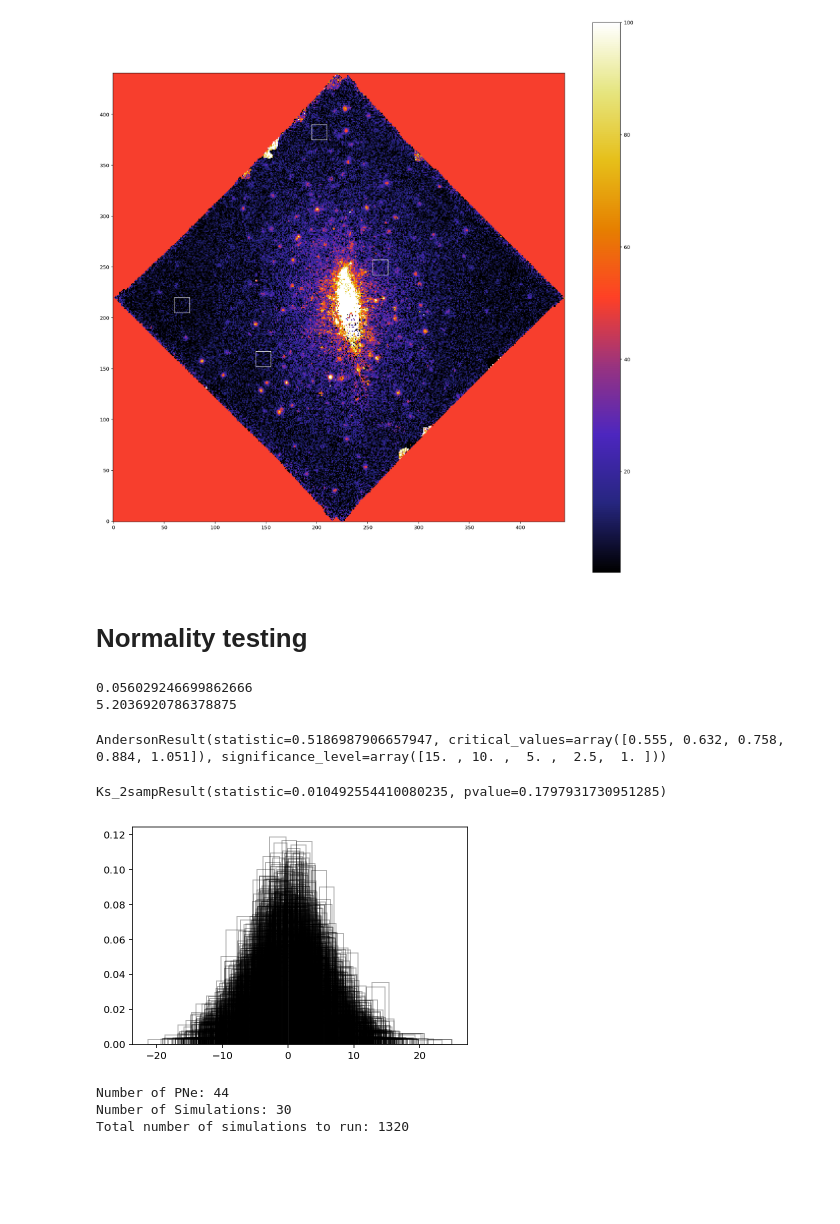
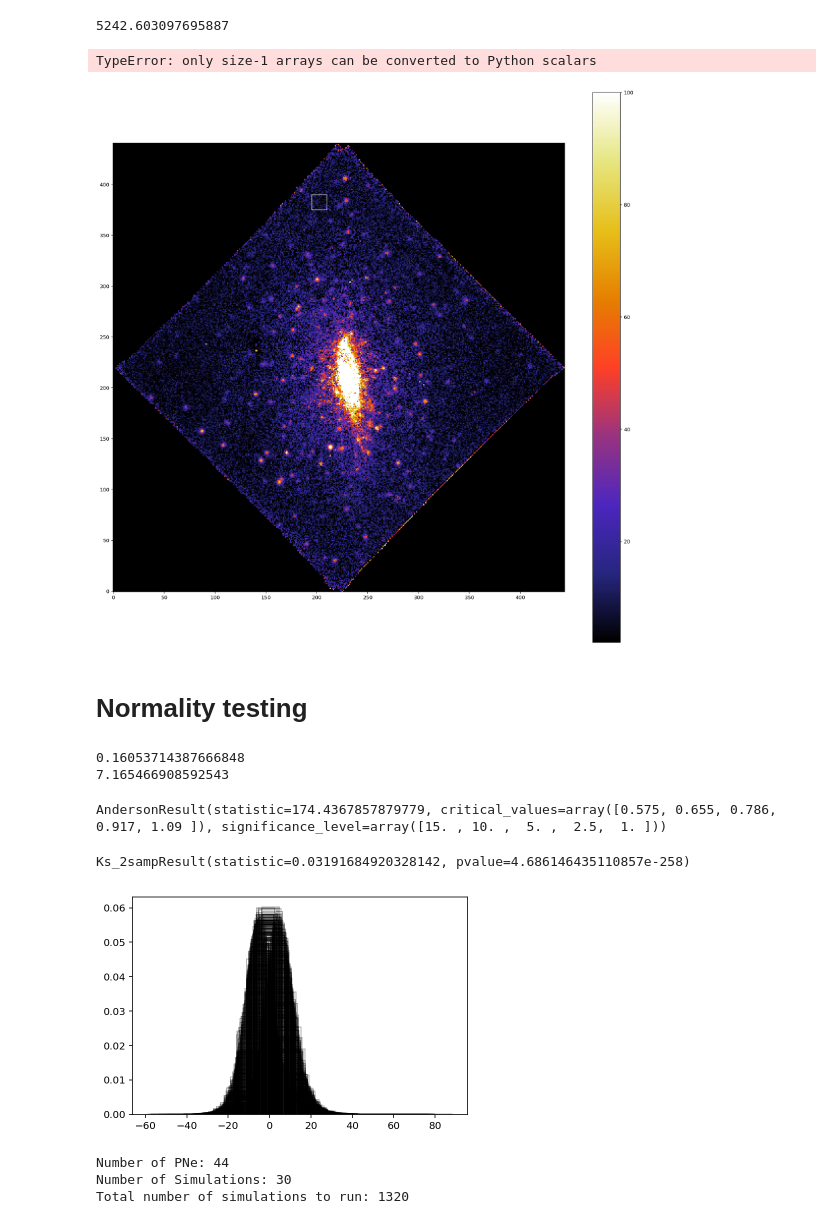
Before and after one commit to tspriggs/MUSE_PNe_fitting, a Jupyter notebook: PSF simulations.ipynb, the cells around one changed output. Saved outputs shown, nothing was run; the diff lists cells and outputs as text; code cells hidden in the pictures; blank space fills up the shorter version.

```diff
--- a/PSF simulations.ipynb
+++ b/PSF simulations.ipynb
@@ -34,3 +16,19 @@ Flux_data_shape = list_of_raw_data.reshape(y_data, x_data, len(wavelength))
+# %%
+len(wavelength)
+# %% [output]
+5242.603097695887
+# %%
+hdulist = fits.open("FCC167_data/FCC167_emission_cube.fits")
+hdr = hdulist[0].header
+data = hdulist[0].data[:,:700]
+y_data, x_data, n_data = data_cube_y_x(data)
+
+wavelength = np.load("FCC167_data/FCC167_wavelength.npy")
+wavelength = wavelength[:700]
+
+#Flux_data_shape = list_of_raw_data.reshape(y_data, x_data, len(wavelength))
+# %% [output]
+TypeError: only size-1 arrays can be converted to Python scalars
 # %%
 A_rN = np.load("exported_data/FCC167/A_rN_cen.npy")
 gauss_A = np.load("exported_data/FCC167/gauss_A_cen.npy")
@@ -42,26 +40,26 @@ Gauss_F_shape = Gauss_F.reshape(y_data, x_data)
 # %%
 plt.figure(figsize=(20,20))
 plt.imshow(gauss_A_shape, origin="lower", cmap="CMRmap", vmin=2, vmax=100)
 plt.colorbar()
 ax = plt.gca()
 ax.add_patch(Rectangle((195, 375), 15, 15, fill=False, edgecolor="white"))
-ax.add_patch(Rectangle((140, 152), 15, 15, fill=False, edgecolor="white"))
-ax.add_patch(Rectangle((255, 242), 15, 15, fill=False, edgecolor="white"))
-ax.add_patch(Rectangle((60, 205), 15, 15, fill=False, edgecolor="white"))
+#ax.add_patch(Rectangle((140, 152), 15, 15, fill=False, edgecolor="white"))
+#ax.add_patch(Rectangle((255, 242), 15, 15, fill=False, edgecolor="white"))
+#ax.add_patch(Rectangle((60, 205), 15, 15, fill=False, edgecolor="white"))
 plt.draw()
 # %% [output]
-[figure, old version]
+[figure, new version]
 # %% [markdown]
 # Normality testing
 # %%
 n_pixels=15
 
-noise_regions = [np.array(PNextractor(195, 375, n_pixels, Flux_data_shape, wavelength, dim=2)),
-                 np.array(PNextractor(140, 152, n_pixels, Flux_data_shape, wavelength, dim=2)),
-                 np.array(PNextractor(255, 242, n_pixels, Flux_data_shape, wavelength, dim=2)),
-                 np.array(PNextractor(60, 205, n_pixels, Flux_data_shape, wavelength, dim=2)),]
+noise_regions = [np.array(PNe_spectrum_extractor(195, 375, n_pixels, data, x_data, wavelength)),
+                 np.array(PNe_spectrum_extractor(140, 152, n_pixels, data, x_data, wavelength)),
+                 np.array(PNe_spectrum_extractor(255, 242, n_pixels, data, x_data, wavelength)),
+                 np.array(PNe_spectrum_extractor(60, 205, n_pixels, data, x_data, wavelength)),]
 
-reg = 3
+reg = 0
 
 mu_list = np.zeros(len(noise_regions[reg]))
 std_list = np.zeros(len(noise_regions[reg]))
@@ -85,11 +83,11 @@ noise_test_r = noise_regions[reg].reshape(n_pixels*n_pixels*len(wavelength))
 
 display(stats.ks_2samp(noise_test_r,gauss_noise_r ))
 # %% [output]
-0.056029246699862666
-5.2036920786378875
+0.16053714387666848
+7.165466908592543
-AndersonResult(statistic=0.5186987906657947, critical_values=array([0.555, 0.632, 0.758, 0.884, 1.051]), significance_level=array([15. , 10. ,  5. ,  2.5,  1. ]))
+AndersonResult(statistic=174.4367857879779, critical_values=array([0.575, 0.655, 0.786, 0.917, 1.09 ]), significance_level=array([15. , 10. ,  5. ,  2.5,  1. ]))
-Ks_2sampResult(statistic=0.010492554410080235, pvalue=0.1797931730951285)
+Ks_2sampResult(statistic=0.03191684920328142, pvalue=4.686146435110857e-258)
-[figure, old version]
+[figure, new version]
 # %%
 # M_5007
 Abs_M_list = np.arange(-4.5, -1.0, 0.01)
```
Also changed, not shown: parts of 6 cells of this notebook, 6 other files.
